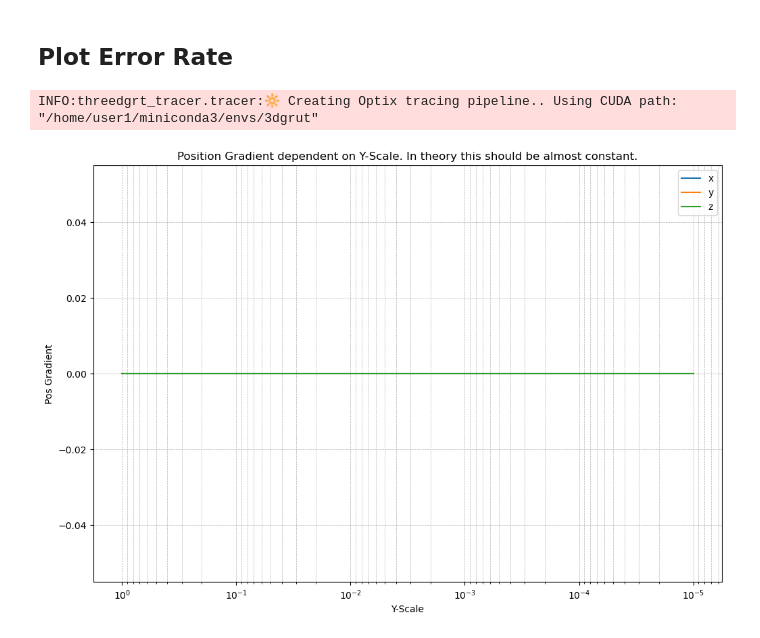
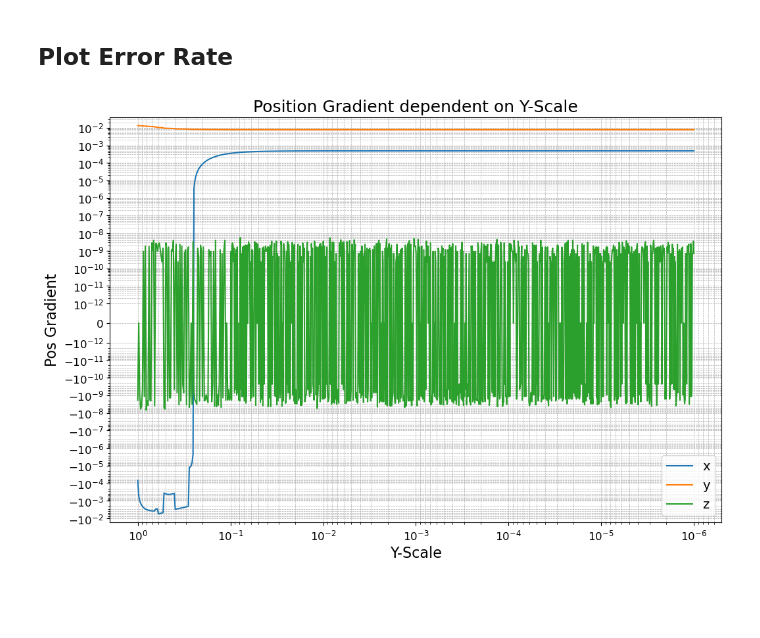
Before and after one commit to Dankrunchy/3dgrut, a Jupyter notebook: numeric_instability_3dgrut.ipynb, the cells around one changed output. Saved outputs shown, nothing was run; the diff lists cells and outputs as text; code cells hidden in the pictures; blank space fills up the shorter version.

```diff
--- a/numeric_instability_3dgrut.ipynb
+++ b/numeric_instability_3dgrut.ipynb
@@ -110,13 +109,13 @@ cloud: MixtureOfGaussians = MixtureOfGaussians(config)
 #     MU.float3(1,1,1),
 #     0.5
 # )
-cloud.set_gaussian(
-    torch.tensor([0.0, 0.0, 0.0],       dtype=torch.float32, device="cuda"),
-    torch.tensor([0.3, 1.0, 0.3],       dtype=torch.float32, device="cuda"),
-    torch.tensor([1.0, 0.0, 0.0, 0.0],  dtype=torch.float32, device="cuda"),
-    torch.tensor([1.0, 1.0, 1.0],       dtype=torch.float32, device="cuda"),
-    torch.tensor([0.5],                 dtype=torch.float32, device="cuda")
-)
+# cloud.set_gaussian(
+#     torch.tensor([0.0, 0.0, 0.0],       dtype=torch.float32, device="cuda"),
+#     torch.tensor([0.3, 1.0, 0.3],       dtype=torch.float32, device="cuda"),
+#     torch.tensor([1.0, 0.0, 0.0, 0.0],  dtype=torch.float32, device="cuda"),
+#     torch.tensor([1.0, 1.0, 1.0],       dtype=torch.float32, device="cuda"),
+#     torch.tensor([0.5],                 dtype=torch.float32, device="cuda")
+# )
 
 
 # # 22.5° rotation
@@ -127,13 +126,13 @@ cloud.set_gaussian(
 #     MU.float3(1,1,1),
 #     0.5
 # )
-# cloud.set_gaussian(
-#     torch.tensor([0.0, 0.0, 0.0],       dtype=torch.float32, device="cuda"),
-#     torch.tensor([0.3, 0.1, 0.3],       dtype=torch.float32, device="cuda"),
-#     torch.tensor([0.9807853, 0, 0, 0.1950903],  dtype=torch.float32, device="cuda"),
-#     torch.tensor([1.0, 1.0, 1.0],       dtype=torch.float32, device="cuda"),
-#     torch.tensor([0.5],                 dtype=torch.float32, device="cuda")
-# )
+cloud.set_gaussian(
+    torch.tensor([0.0, 0.0, 0.0],       dtype=torch.float32, device="cuda"),
+    torch.tensor([0.3, 0.1, 0.3],       dtype=torch.float32, device="cuda"),
+    torch.tensor([0.9807853, 0, 0, 0.1950903],  dtype=torch.float32, device="cuda"),
+    torch.tensor([1.0, 1.0, 1.0],       dtype=torch.float32, device="cuda"),
+    torch.tensor([0.5],                 dtype=torch.float32, device="cuda")
+)
 
 # # 45° rotation
 # cloud.add_gaussian(
@@ -179,7 +178,7 @@ cloud.set_gaussian(
 cam = BasicCamera(
     cloud, config,
     5, 5,
-    torch.tensor([0,-10,0], dtype=torch.float32, device="cuda"),
+    torch.tensor([0,10,0], dtype=torch.float32, device="cuda"),
     torch.tensor([0,0,0], dtype=torch.float32, device="cuda"),
     10
 )
@@ -202,8 +201,9 @@ quaternion_grads = np.zeros((steps, 4), dtype=np.float32)
 
 _sub_st = steps // 10
 y_sizes[:_sub_st] = 1 / (10 ** np.linspace(0, 1, _sub_st))       # from 1.0 to 0.1
-y_sizes[_sub_st:] = 10 ** -np.linspace(1, 5, steps-_sub_st) # from 0.1 to 1e-5
+y_sizes[_sub_st:] = 10 ** -np.linspace(1, 6, steps-_sub_st) # from 0.1 to 1e-6
 
+losses = np.zeros((steps), dtype=np.float32)
 # _distances = np.zeros(steps, dtype=float)
 
 cloud.train(True)
@@ -217,6 +217,7 @@ for i, y_size in tqdm( enumerate( list( y_sizes ) ) ):
     render = cam.render(target_image)
 
     loss = loss_fn( render, target_image )
+    losses[i] = loss.detach().item()
     loss.backward()
 
     # positive y gradient means away from camera
@@ -229,44 +230,52 @@ for i, y_size in tqdm( enumerate( list( y_sizes ) ) ):
     cloud.positions.grad[...]   = 0
     cloud.scale.grad[...]       = 0
     cloud.rotation.grad[...]    = 0
-# %% [output]
-INFO:threedgrt_tracer.tracer:🔆 Creating Optix tracing pipeline.. Using CUDA path: "/home/user1/miniconda3/envs/3dgrut"
 # %%
 import matplotlib.pyplot as plt
 
 %matplotlib inline
 
 f = plt.figure(figsize=(12, 8))
 
 pos_grads_plot = pos_grads.copy()
 # pos_grads_plot = np.abs( pos_grads_plot )
 # pos_grads_plot[ pos_grads != pos_grads ] = 1e12 # remove nans
 # pos_grads_plot[ pos_grads == 0 ] = 1e-12 # remove zeros (should not happen)
 
 plt.plot( y_sizes, pos_grads_plot[:,0], label="x" )
 plt.plot( y_sizes, pos_grads_plot[:,1], label="y" )
 plt.plot( y_sizes, pos_grads_plot[:,2], label="z" )
+# plt.plot( y_sizes, losses, label="loss" )
 plt.gca().invert_xaxis()    # from thick to thin
-plt.legend()
+plt.legend(fontsize=14)
 
 plt.grid(True, which="both", linestyle="--", linewidth=0.5)  # Background grid
 plt.xscale("log") # gradients can get very big, so use log scale
-if (pos_grads_plot <= 0).any():
-    plt.yscale("linear")
-else:
-    plt.yscale("log")
+# if (pos_grads_plot <= 0).any():
+#     plt.yscale("linear")
+# else:
+#     plt.yscale("log")
+plt.yscale("symlog", linscale=1, linthresh=1e-12, subs=np.arange(10))
 
-plt.title('Position Gradient dependent on Y-Scale. In theory this should be almost constant.')
-plt.xlabel("Y-Scale")
-plt.ylabel('Pos Gradient')
+plt.title('Position Gradient dependent on Y-Scale', fontsize=18)
+plt.xlabel("Y-Scale", fontsize=16)
+plt.ylabel('Pos Gradient', fontsize=16)
+
+lims = list(plt.ylim())
+lims[0] = np.min(pos_grads_plot) * ( 3 if np.min(pos_grads_plot) < 0 else 0.3 )
+lims[1] = np.max(pos_grads_plot) * 3
+plt.ylim(*lims)
+
+plt.xticks(fontsize=12)
+plt.yticks(fontsize=12)
 
 # from pathlib import Path
 # path = Path("/home/user1/Documents/Relightable3DGaussian/tmp")
 # plt.savefig( str(path / f"numerical_position_issues_GS.png") )
 plt.show()
 # plt.close()
 # %% [output]
-[figure, old version]
+[figure, new version]
 # %%
 import matplotlib.pyplot as plt
 
```
Also changed, not shown: parts of 4 cells of this notebook, 12 other files.
